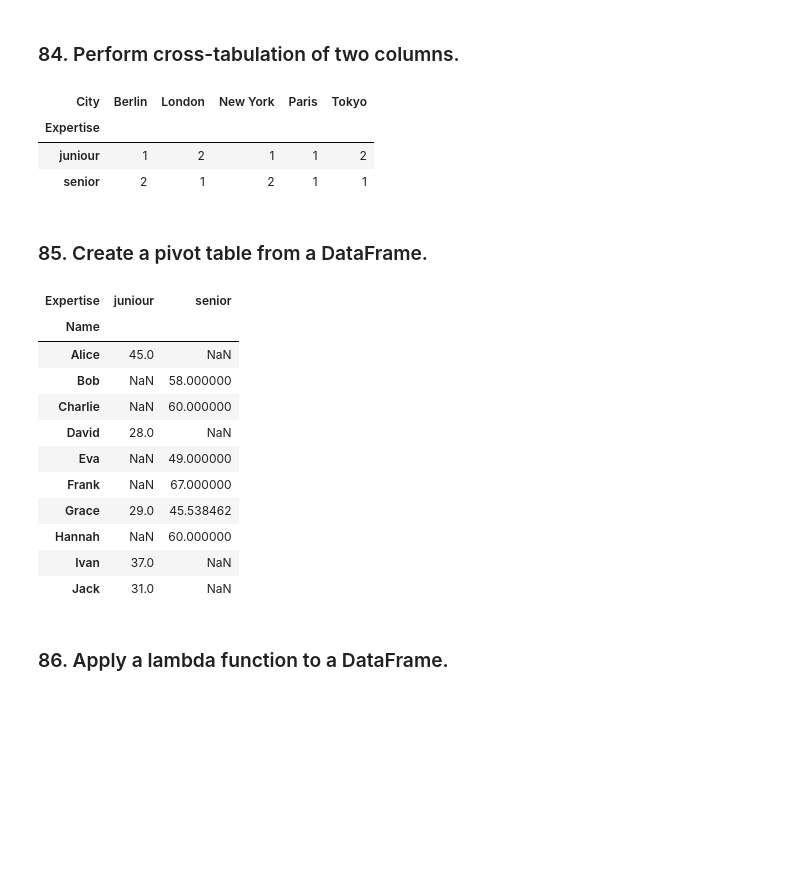
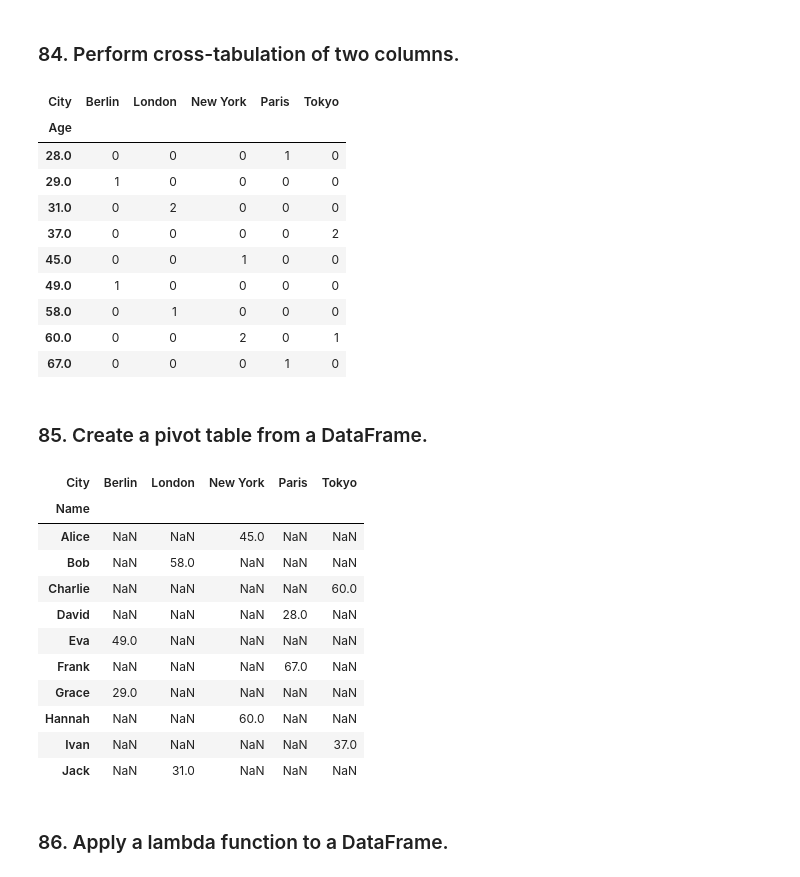
Before and after one commit to GiGiMolki/Solve-with-GiGi, a Jupyter notebook: Pandas/Pandas_100_Key_GiGi.ipynb, the cells around one changed output. Drawn from its saved outputs; the diff is of its cells as text; code cells hidden in the pictures; blank space fills up the shorter version.

```diff
--- a/Pandas/Pandas_100_Key_GiGi.ipynb
+++ b/Pandas/Pandas_100_Key_GiGi.ipynb
@@ -539,4 +1014,8 @@ Name: Category, dtype: float64
 # %% [markdown]
 ### 37. Create a new column based on conditions using `apply()`.
 # %%
-csv["Sum"] = csv.apply(lambda col : col["Age"] + col["Salary"],axis=1)
+# Create a new column 'Status' based on Age using apply() and a lambda function
+csv["Status"] = csv.apply(lambda row: "Senior" if row["Age"] >= 50 else "Junior", axis=1)
+
+# Display the relevant columns to check results
+print(csv[["Name", "Age", "Status"]])
@@ -543,8 +1038,14 @@ csv["Sum"] = csv.apply(lambda col : col["Age"] + col["Salary"],axis=1)
 # %% [markdown]
 ### 38. Normalize all numeric columns in a DataFrame.
 # %%
-csv["Salary"] =(csv["Salary"]-csv["Salary"].min()) / (csv["Salary"].max()-csv["Salary"].min())
-csv
+# Select numeric columns
+numeric_cols = csv.select_dtypes(include='number').columns
+
+# Normalize each numeric column using min-max scaling
+csv[numeric_cols] = csv[numeric_cols].apply(lambda col: (col - col.min()) / (col.max() - col.min()))
+
+# Display the normalized DataFrame
+csv.head()
 # %% [output]
 |  | Name | Age | City | Salary | Date | Category | Sum | City_code |
 | 0 | Alice | 45.000000 | New York | 1.000000 | 2023-01-01 | A | 95490.000000 | 0 |
@@ -564,8 +1065,13 @@ csv
 # %% [markdown]
 ### 39. Binning a numerical column into categories using `pd.cut()`.
 # %%
-bins=[0,45,70]
-lables=["juniour","senior"]
-csv["Expertise"] = pd.cut(csv["Age"],bins=bins,labels=lables)
-csv
+# Define the bins and corresponding labels
+bins = [0, 45, 70]
+labels = ["Junior", "Senior"]
+
+# Use pd.cut() to categorize the Age column
+csv["Expertise"] = pd.cut(csv["Age"], bins=bins, labels=labels, right=True)
+
+# Display the updated DataFrame
+csv.head()
 # %% [output]
@@ -1080,5 +1711,10 @@ csv.reset_index(drop=True)
 # %% [markdown]
 ### 69. Set a column as the index of a DataFrame.
 # %%
-csv.set_index("Age")
+# Set the 'Age' column as the index of the DataFrame
+# The original 'Age' column will be removed from the DataFrame and become the index
+set_index_df = csv.set_index("Age")
+
+# Display the DataFrame with 'Age' set as the index
+print(set_index_df)
 # %% [output]
@@ -1218,29 +2162,38 @@ Name: City_code, dtype: float64
 # %% [markdown]
 ### 84. Perform cross-tabulation of two columns.
 # %%
-pd.crosstab(csv["Expertise"],csv["City"])
+# Assuming 'csv' is your DataFrame
+pd.crosstab(csv["Age"], csv["City"])
 # %% [output]
 | City | Berlin | London | New York | Paris | Tokyo |
-| Expertise |  |  |  |  |  |
-| juniour | 1 | 2 | 1 | 1 | 2 |
-| senior | 2 | 1 | 2 | 1 | 1 |
+| Age |  |  |  |  |  |
+| 28.0 | 0 | 0 | 0 | 1 | 0 |
+| 29.0 | 1 | 0 | 0 | 0 | 0 |
+| 31.0 | 0 | 2 | 0 | 0 | 0 |
+| 37.0 | 0 | 0 | 0 | 0 | 2 |
+| 45.0 | 0 | 0 | 1 | 0 | 0 |
+| 49.0 | 1 | 0 | 0 | 0 | 0 |
+| 58.0 | 0 | 1 | 0 | 0 | 0 |
+| 60.0 | 0 | 0 | 2 | 0 | 1 |
+| 67.0 | 0 | 0 | 0 | 1 | 0 |
 # %% [markdown]
 ### 85. Create a pivot table from a DataFrame.
 # %%
-csv.pivot_table(index="Name",columns="Expertise",values="Age")
+# Create a pivot table from the DataFrame
+csv.pivot_table(index="Name", columns="City", values="Age")
 # %% [output]
-| Expertise | juniour | senior |
-| Name |  |  |
-| Alice | 45.0 | NaN |
-| Bob | NaN | 58.000000 |
-| Charlie | NaN | 60.000000 |
-| David | 28.0 | NaN |
-| Eva | NaN | 49.000000 |
-| Frank | NaN | 67.000000 |
-| Grace | 29.0 | 45.538462 |
-| Hannah | NaN | 60.000000 |
-| Ivan | 37.0 | NaN |
-| Jack | 31.0 | NaN |
+| City | Berlin | London | New York | Paris | Tokyo |
+| Name |  |  |  |  |  |
+| Alice | NaN | NaN | 45.0 | NaN | NaN |
+| Bob | NaN | 58.0 | NaN | NaN | NaN |
+| Charlie | NaN | NaN | NaN | NaN | 60.0 |
+| David | NaN | NaN | NaN | 28.0 | NaN |
+| Eva | 49.0 | NaN | NaN | NaN | NaN |
+| Frank | NaN | NaN | NaN | 67.0 | NaN |
+| Grace | 29.0 | NaN | NaN | NaN | NaN |
+| Hannah | NaN | NaN | 60.0 | NaN | NaN |
+| Ivan | NaN | NaN | NaN | NaN | 37.0 |
+| Jack | NaN | 31.0 | NaN | NaN | NaN |
 # %% [markdown]
 ### 86. Apply a lambda function to a DataFrame.
 # %%
```
Also changed, not shown: parts of 111 cells of this notebook, 2 other files.
